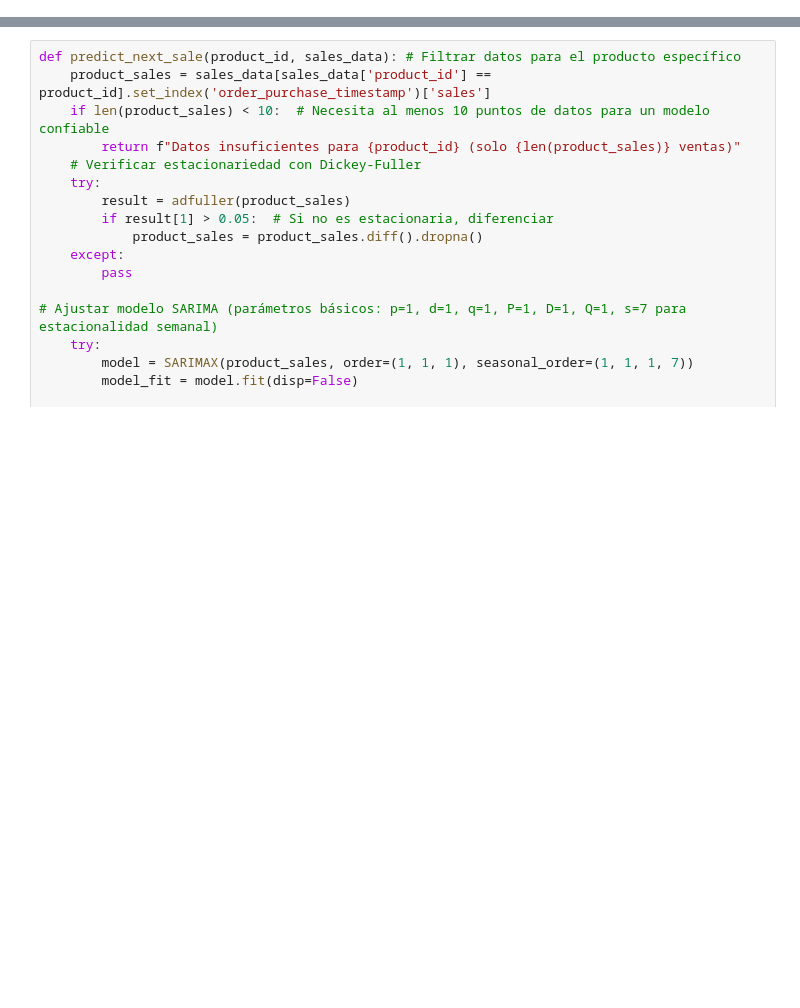
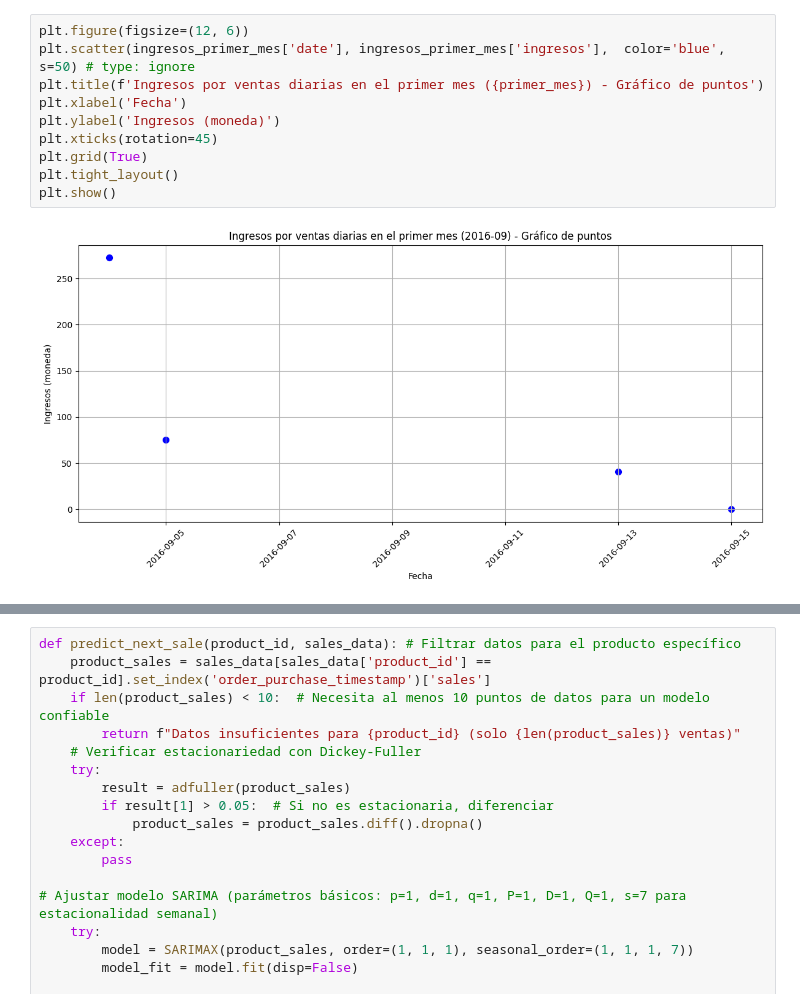
Before and after one commit to MartoBadi/TSCDIA-, a Jupyter notebook: proyecto_integrador/tp/tp_pi.ipynb, the cells around one changed output, grey strips where cells are left out. Drawn from its saved outputs; the diff is of its cells as text; blank space fills up the shorter version.

```diff
--- a/proyecto_integrador/tp/tp_pi.ipynb
+++ b/proyecto_integrador/tp/tp_pi.ipynb
@@ -83,0 +142,12 @@ Valores: ['delivered' 'invoiced' 'shipped' 'processing' 'unavailable' 'canceled'
+# %%
+plt.figure(figsize=(12, 6))
+plt.scatter(ingresos_primer_mes['date'], ingresos_primer_mes['ingresos'],  color='blue', s=50) # type: ignore
+plt.title(f'Ingresos por ventas diarias en el primer mes ({primer_mes}) - Gráfico de puntos')
+plt.xlabel('Fecha')
+plt.ylabel('Ingresos (moneda)')
+plt.xticks(rotation=45)
+plt.grid(True)
+plt.tight_layout()
+plt.show()
+# %% [output]
+[figure, added]
```
Also changed, not shown: parts of 9 cells of this notebook.
